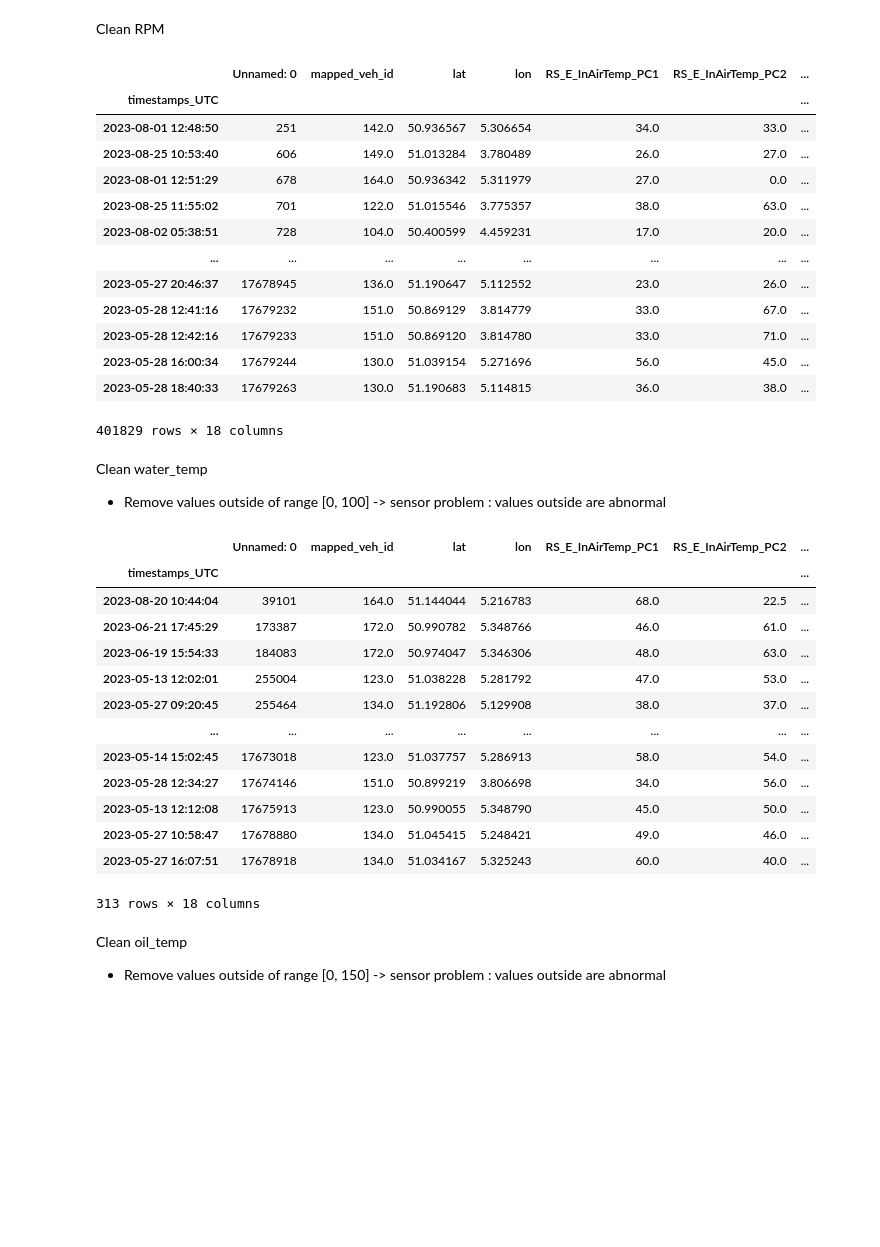
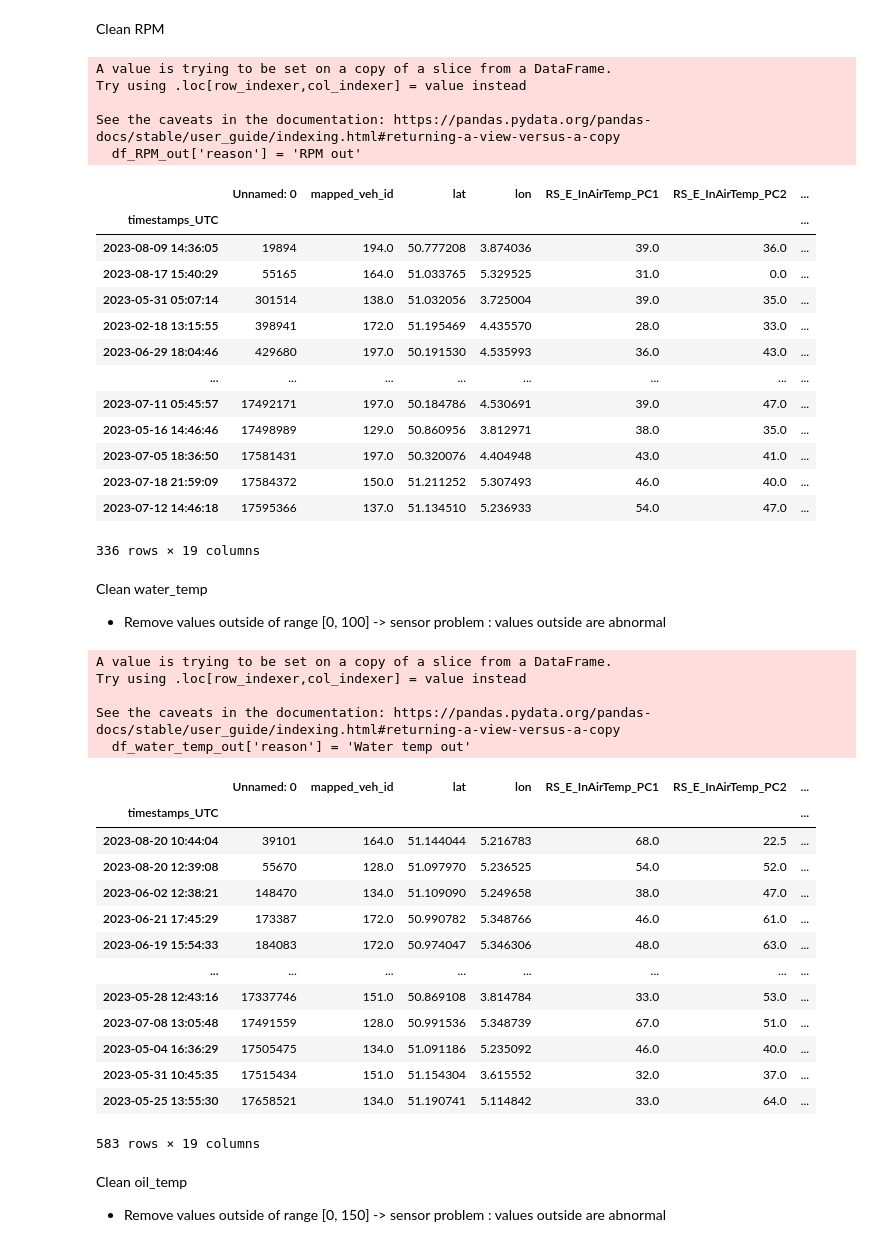
Before and after one commit to koadegno/data-minig-project, a Jupyter notebook: preprocessing.ipynb, the cells around one changed output. Saved outputs shown, nothing was run; the diff lists cells and outputs as text; code cells hidden in the pictures; blank space fills up the shorter version.

Commit message:
Update with df_cleaned

```diff
--- a/preprocessing.ipynb
+++ b/preprocessing.ipynb
@@ -3,13 +3,14 @@ import pandas as pd
 import numpy as np
 import matplotlib.pyplot as plt
 # %%
-df = pd.read_csv('ar41_for_ulb.csv', sep=";", parse_dates=True, index_col="timestamps_UTC")
+df = pd.read_csv('data.csv', sep=";", parse_dates=True, index_col="timestamps_UTC")
 # %% [markdown]
 Drop duplicates & data from 2022
 # %%
 df = df.drop_duplicates()
 df = df[~df.index.year.isin([2022])]
 df_dropped = df.dropna()
+df_clean = df_dropped
 # %% [markdown]
 Drop rows where both motors are off
 # %%
@@ -122,52 +128,62 @@ Clean oil_press
 # %% [markdown]
 Clean RPM
 # %%
-df_RPM_out = df_dropped[(df_dropped['RS_E_RPM_PC1'] < 0) | (df_dropped['RS_E_RPM_PC1'] > 2100)]
+df_RPM_out = df_clean[(df_clean['RS_E_RPM_PC1'] < 0) | (df_clean['RS_E_RPM_PC1'] > 2100)]
 df_dropped = df_dropped[(df_dropped['RS_E_RPM_PC1'] >= 0) & (df_dropped['RS_E_RPM_PC1'] <= 2100)]
-df_RPM_out = df_dropped[(df_dropped['RS_E_RPM_PC2'] < 0) | (df_dropped['RS_E_RPM_PC2'] > 2100)]
+df_RPM_out = df_clean[(df_clean['RS_E_RPM_PC2'] < 0) | (df_clean['RS_E_RPM_PC2'] > 2100)]
 df_dropped = df_dropped[(df_dropped['RS_E_RPM_PC2'] >= 0) & (df_dropped['RS_E_RPM_PC2'] <= 2100)]
 df_RPM_out['reason'] = 'RPM out'
 df_RPM_out
 # %% [output]
+A value is trying to be set on a copy of a slice from a DataFrame.
+Try using .loc[row_indexer,col_indexer] = value instead
+
+See the caveats in the documentation: https://pandas.pydata.org/pandas-docs/stable/user_guide/indexing.html#returning-a-view-versus-a-copy
+  df_RPM_out['reason'] = 'RPM out'
 |  | Unnamed: 0 | mapped_veh_id | lat | lon | RS_E_InAirTemp_PC1 | RS_E_InAirTemp_PC2 | ... |
 | timestamps_UTC |  |  |  |  |  |  | ... |
-| 2023-08-01 12:48:50 | 251 | 142.0 | 50.936567 | 5.306654 | 34.0 | 33.0 | ... |
-| 2023-08-25 10:53:40 | 606 | 149.0 | 51.013284 | 3.780489 | 26.0 | 27.0 | ... |
-| 2023-08-01 12:51:29 | 678 | 164.0 | 50.936342 | 5.311979 | 27.0 | 0.0 | ... |
-| 2023-08-25 11:55:02 | 701 | 122.0 | 51.015546 | 3.775357 | 38.0 | 63.0 | ... |
-| 2023-08-02 05:38:51 | 728 | 104.0 | 50.400599 | 4.459231 | 17.0 | 20.0 | ... |
+| 2023-08-09 14:36:05 | 19894 | 194.0 | 50.777208 | 3.874036 | 39.0 | 36.0 | ... |
+| 2023-08-17 15:40:29 | 55165 | 164.0 | 51.033765 | 5.329525 | 31.0 | 0.0 | ... |
+| 2023-05-31 05:07:14 | 301514 | 138.0 | 51.032056 | 3.725004 | 39.0 | 35.0 | ... |
+| 2023-02-18 13:15:55 | 398941 | 172.0 | 51.195469 | 4.435570 | 28.0 | 33.0 | ... |
+| 2023-06-29 18:04:46 | 429680 | 197.0 | 50.191530 | 4.535993 | 36.0 | 43.0 | ... |
 | ... | ... | ... | ... | ... | ... | ... | ... |
-| 2023-05-27 20:46:37 | 17678945 | 136.0 | 51.190647 | 5.112552 | 23.0 | 26.0 | ... |
-| 2023-05-28 12:41:16 | 17679232 | 151.0 | 50.869129 | 3.814779 | 33.0 | 67.0 | ... |
-| 2023-05-28 12:42:16 | 17679233 | 151.0 | 50.869120 | 3.814780 | 33.0 | 71.0 | ... |
-| 2023-05-28 16:00:34 | 17679244 | 130.0 | 51.039154 | 5.271696 | 56.0 | 45.0 | ... |
-| 2023-05-28 18:40:33 | 17679263 | 130.0 | 51.190683 | 5.114815 | 36.0 | 38.0 | ... |
+| 2023-07-11 05:45:57 | 17492171 | 197.0 | 50.184786 | 4.530691 | 39.0 | 47.0 | ... |
+| 2023-05-16 14:46:46 | 17498989 | 129.0 | 50.860956 | 3.812971 | 38.0 | 35.0 | ... |
+| 2023-07-05 18:36:50 | 17581431 | 197.0 | 50.320076 | 4.404948 | 43.0 | 41.0 | ... |
+| 2023-07-18 21:59:09 | 17584372 | 150.0 | 51.211252 | 5.307493 | 46.0 | 40.0 | ... |
+| 2023-07-12 14:46:18 | 17595366 | 137.0 | 51.134510 | 5.236933 | 54.0 | 47.0 | ... |
-401829 rows × 18 columns
+336 rows × 19 columns
 # %% [markdown]
 Clean water_temp
 - Remove values outside of range [0, 100] -> sensor problem : values outside are abnormal
 # %%
-df_water_temp_out = df_dropped[(df_dropped['RS_E_WatTemp_PC1'] < 0) | (df_dropped['RS_E_WatTemp_PC1'] > 100)]
+df_water_temp_out = df_clean[(df_clean['RS_E_WatTemp_PC1'] < 0) | (df_clean['RS_E_WatTemp_PC1'] > 100)]
 df_dropped = df_dropped[(df_dropped['RS_E_WatTemp_PC1'] >= 0) & (df_dropped['RS_E_WatTemp_PC1'] <= 100)]
-df_water_temp_out = df_dropped[(df_dropped['RS_E_WatTemp_PC2'] < 0) | (df_dropped['RS_E_WatTemp_PC2'] > 100)]
+df_water_temp_out = df_clean[(df_clean['RS_E_WatTemp_PC2'] < 0) | (df_clean['RS_E_WatTemp_PC2'] > 100)]
 df_dropped = df_dropped[(df_dropped['RS_E_WatTemp_PC2'] >= 0) & (df_dropped['RS_E_WatTemp_PC2'] <= 100)]
 df_water_temp_out['reason'] = 'Water temp out'
 df_water_temp_out
 # %% [output]
+A value is trying to be set on a copy of a slice from a DataFrame.
+Try using .loc[row_indexer,col_indexer] = value instead
+
+See the caveats in the documentation: https://pandas.pydata.org/pandas-docs/stable/user_guide/indexing.html#returning-a-view-versus-a-copy
+  df_water_temp_out['reason'] = 'Water temp out'
 |  | Unnamed: 0 | mapped_veh_id | lat | lon | RS_E_InAirTemp_PC1 | RS_E_InAirTemp_PC2 | ... |
 | timestamps_UTC |  |  |  |  |  |  | ... |
 | 2023-08-20 10:44:04 | 39101 | 164.0 | 51.144044 | 5.216783 | 68.0 | 22.5 | ... |
+| 2023-08-20 12:39:08 | 55670 | 128.0 | 51.097970 | 5.236525 | 54.0 | 52.0 | ... |
+| 2023-06-02 12:38:21 | 148470 | 134.0 | 51.109090 | 5.249658 | 38.0 | 47.0 | ... |
 | 2023-06-21 17:45:29 | 173387 | 172.0 | 50.990782 | 5.348766 | 46.0 | 61.0 | ... |
 | 2023-06-19 15:54:33 | 184083 | 172.0 | 50.974047 | 5.346306 | 48.0 | 63.0 | ... |
-| 2023-05-13 12:02:01 | 255004 | 123.0 | 51.038228 | 5.281792 | 47.0 | 53.0 | ... |
-| 2023-05-27 09:20:45 | 255464 | 134.0 | 51.192806 | 5.129908 | 38.0 | 37.0 | ... |
 | ... | ... | ... | ... | ... | ... | ... | ... |
-| 2023-05-14 15:02:45 | 17673018 | 123.0 | 51.037757 | 5.286913 | 58.0 | 54.0 | ... |
-| 2023-05-28 12:34:27 | 17674146 | 151.0 | 50.899219 | 3.806698 | 34.0 | 56.0 | ... |
-| 2023-05-13 12:12:08 | 17675913 | 123.0 | 50.990055 | 5.348790 | 45.0 | 50.0 | ... |
-| 2023-05-27 10:58:47 | 17678880 | 134.0 | 51.045415 | 5.248421 | 49.0 | 46.0 | ... |
-| 2023-05-27 16:07:51 | 17678918 | 134.0 | 51.034167 | 5.325243 | 60.0 | 40.0 | ... |
+| 2023-05-28 12:43:16 | 17337746 | 151.0 | 50.869108 | 3.814784 | 33.0 | 53.0 | ... |
+| 2023-07-08 13:05:48 | 17491559 | 128.0 | 50.991536 | 5.348739 | 67.0 | 51.0 | ... |
+| 2023-05-04 16:36:29 | 17505475 | 134.0 | 51.091186 | 5.235092 | 46.0 | 40.0 | ... |
+| 2023-05-31 10:45:35 | 17515434 | 151.0 | 51.154304 | 3.615552 | 32.0 | 37.0 | ... |
+| 2023-05-25 13:55:30 | 17658521 | 134.0 | 51.190741 | 5.114842 | 33.0 | 64.0 | ... |
-313 rows × 18 columns
+583 rows × 19 columns
 # %% [markdown]
 Clean oil_temp
 - Remove values outside of range [0, 150] -> sensor problem : values outside are abnormal
```
Also changed, not shown: parts of 6 cells of this notebook.
